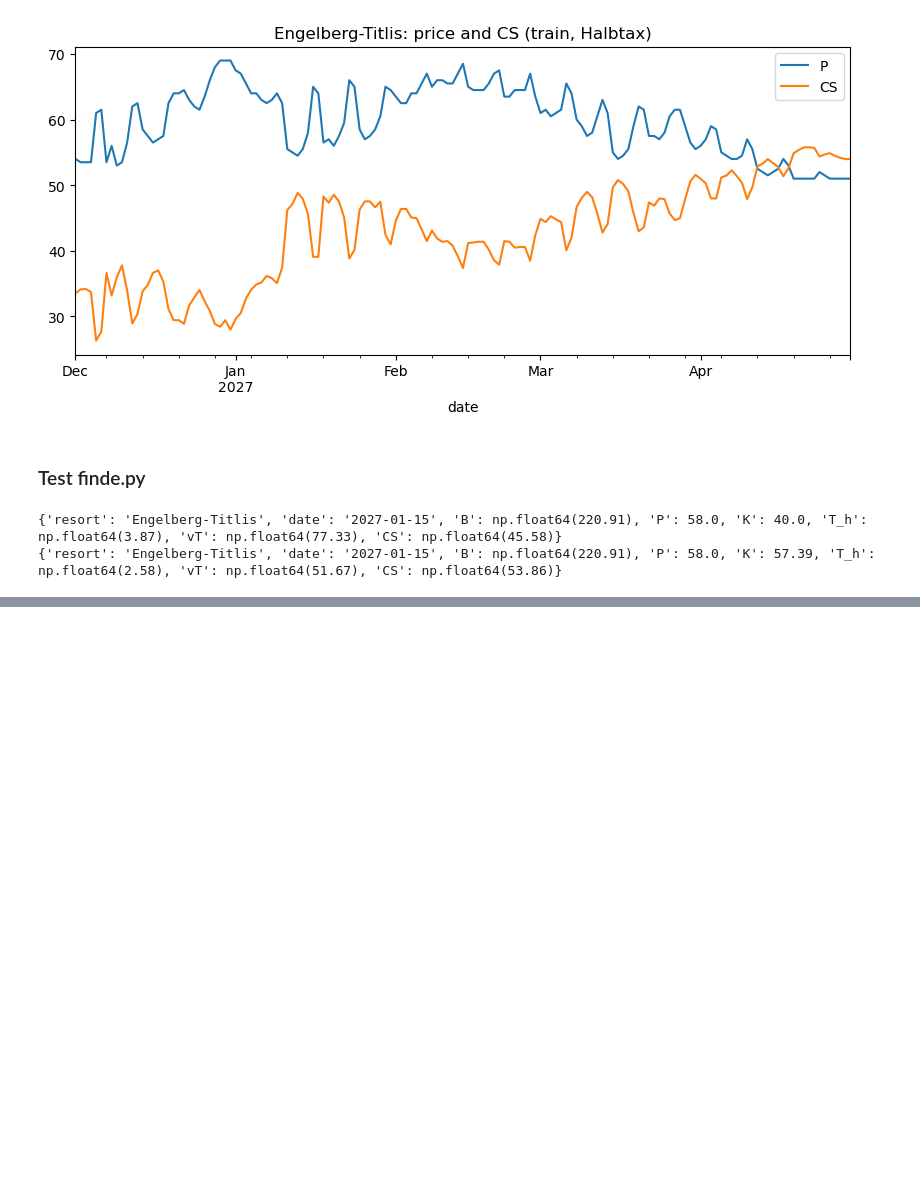
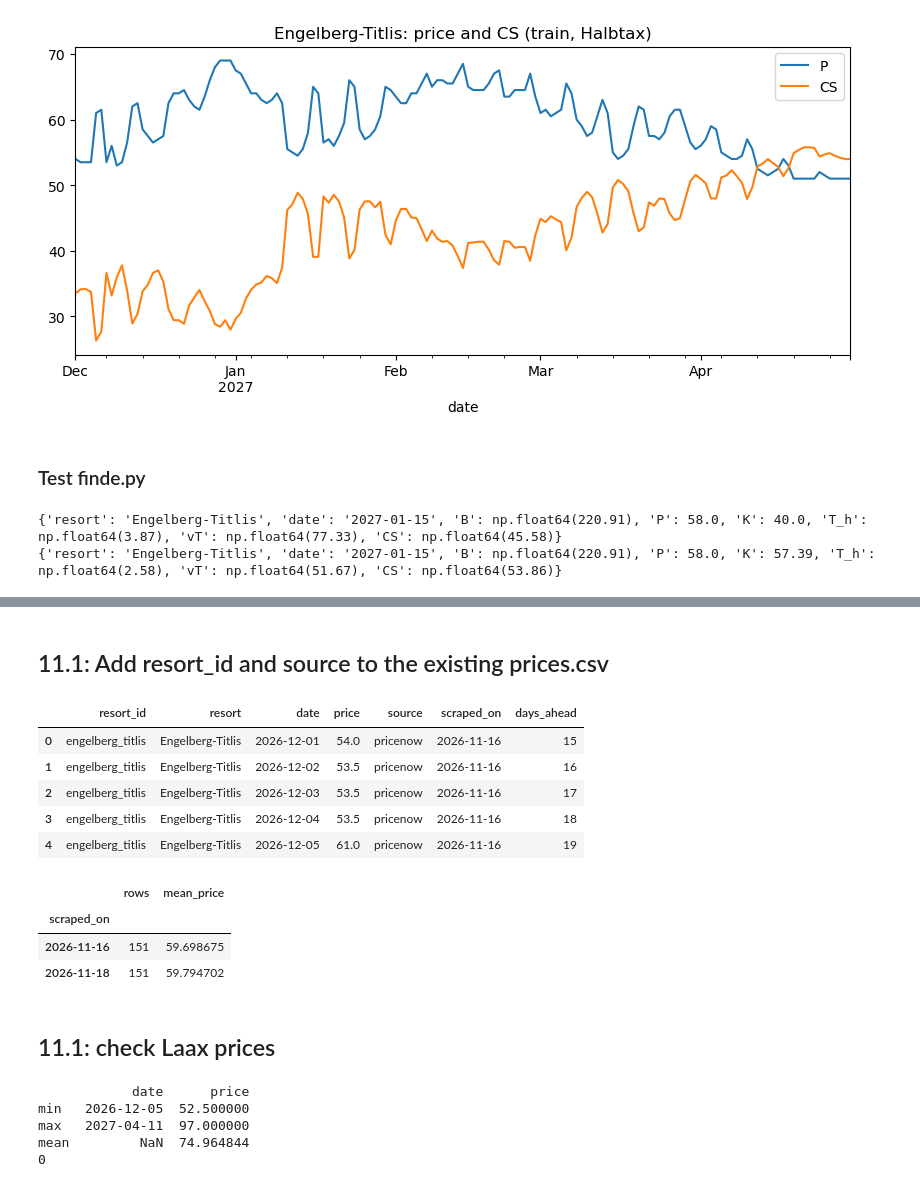
Before and after one commit to DimitriSiegrist/SkiGuru, a Jupyter notebook: notebooks/luisa_pilot.ipynb, the cells around one changed output, grey strips where cells are left out. Cells and saved outputs as stored; diff of their text form; code cells hidden in the pictures; blank space fills up the shorter version.

Commit message:
Update pilot noebook: prices.csv migration and price checks (checklist task 11.1)

```diff
--- a/notebooks/luisa_pilot.ipynb
+++ b/notebooks/luisa_pilot.ipynb
@@ -575,0 +608,43 @@ print(consumer_surplus(data, "Engelberg-Titlis", "2027-01-15", mode="car"))
+# %% [markdown]
+## 11.1: Add resort_id and source to the existing prices.csv
+# %%
+import pandas as pd
+
+prices = pd.read_csv("../data_clean/prices.csv")
+ids = pd.read_csv("../data_clean/resorts.csv").set_index("resort")["resort_id"]
+
+prices["resort_id"] = prices["resort"].map(ids)
+prices["source"] = "pricenow"
+assert prices["resort_id"].notna().all(), "resort name without id"
+
+prices = prices[["resort_id", "resort", "date", "price", "source", "scraped_on", "days_ahead"]]
+prices.to_csv("../data_clean/prices.csv", index=False)
+prices.head()
+# %% [output]
+|  | resort_id | resort | date | price | source | scraped_on | days_ahead |
+| 0 | engelberg_titlis | Engelberg-Titlis | 2026-12-01 | 54.0 | pricenow | 2026-11-16 | 15 |
+| 1 | engelberg_titlis | Engelberg-Titlis | 2026-12-02 | 53.5 | pricenow | 2026-11-16 | 16 |
+| 2 | engelberg_titlis | Engelberg-Titlis | 2026-12-03 | 53.5 | pricenow | 2026-11-16 | 17 |
+| 3 | engelberg_titlis | Engelberg-Titlis | 2026-12-04 | 53.5 | pricenow | 2026-11-16 | 18 |
+| 4 | engelberg_titlis | Engelberg-Titlis | 2026-12-05 | 61.0 | pricenow | 2026-11-16 | 19 |
+# %%
+prices = pd.read_csv("../data_clean/prices.csv")
+prices.groupby("scraped_on").agg(rows=("price", "size"), mean_price=("price", "mean"))
+# %% [output]
+|  | rows | mean_price |
+| scraped_on |  |  |
+| 2026-11-16 | 151 | 59.698675 |
+| 2026-11-18 | 151 | 59.794702 |
+# %% [markdown]
+## 11.1: check Laax prices
+# %%
+prices = pd.read_csv("../data_clean/prices.csv")
+laax = prices.query("resort_id == 'flims_laax_falera'")
+print(laax.agg({"date": ["min", "max"], "price": ["min", "max", "mean"]}))
+print(laax["date"].duplicated().sum())
+# %% [output]
+            date      price
+min   2026-12-05  52.500000
+max   2027-04-11  97.000000
+mean         NaN  74.964844
+0
```
Also changed, not shown: parts of 8 cells of this notebook.
